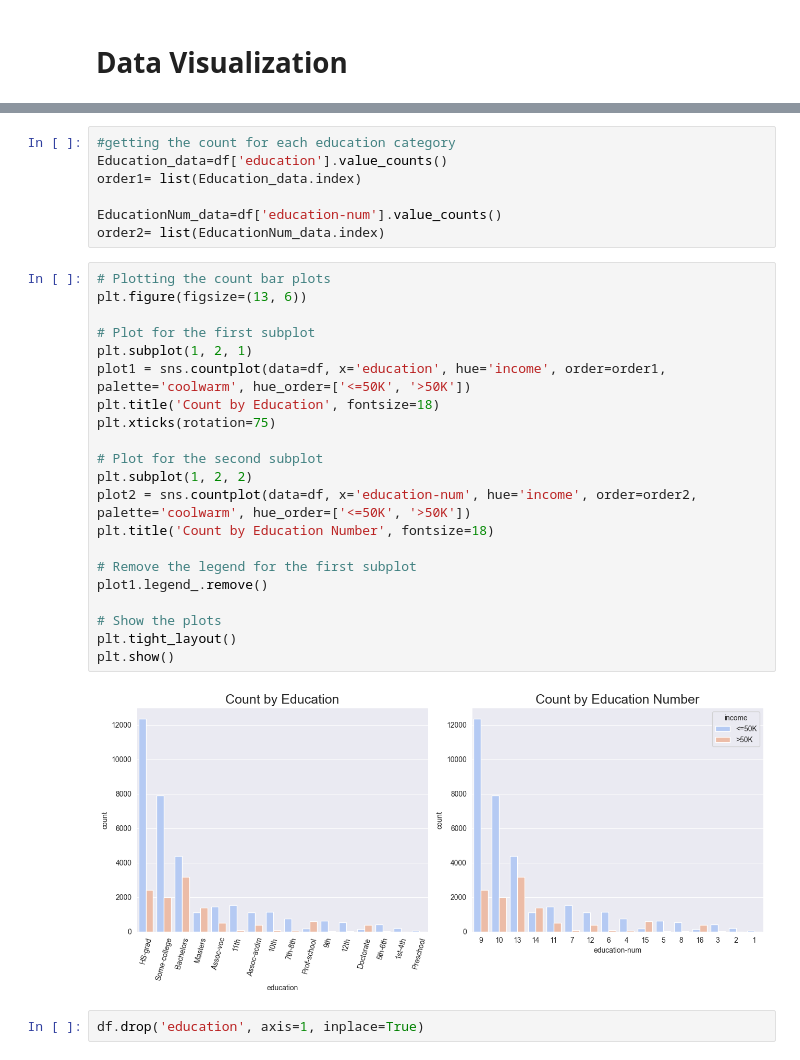
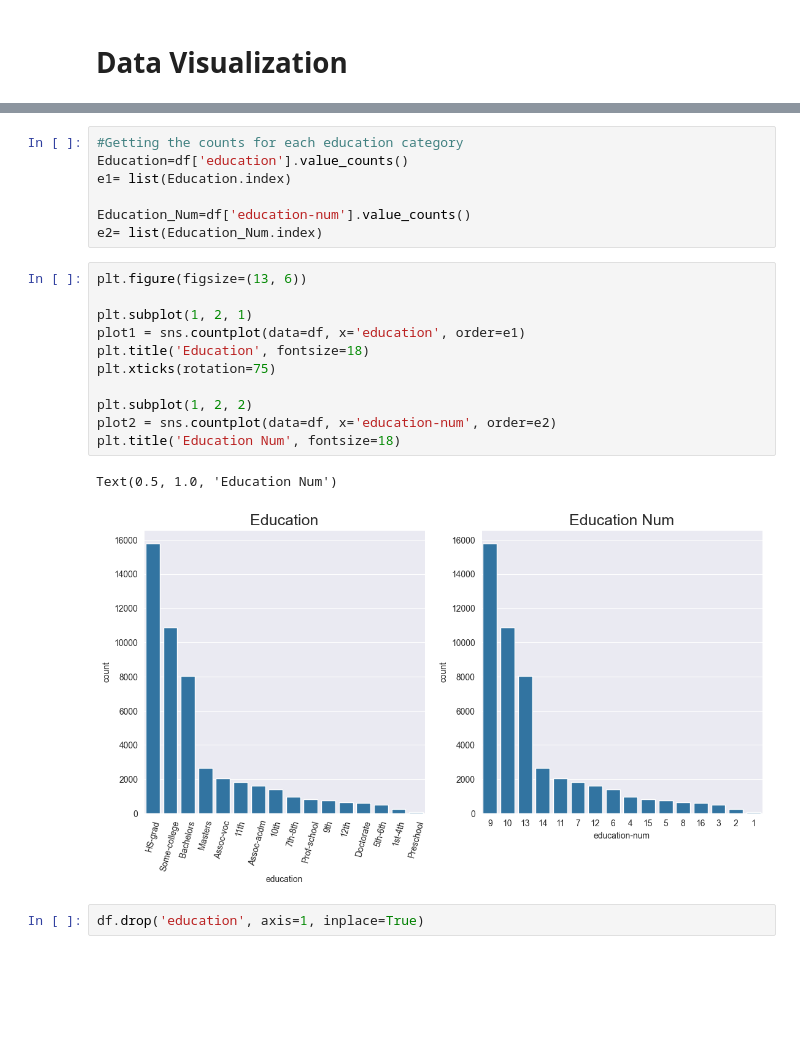
Before and after one commit to Tharusha02/Income-Prediction-Model-using-Naive-Bayes---Random-Forest, a Jupyter notebook: Income Prediction Model/Income Prediction.ipynb, the cells around one changed output, grey strips where cells are left out. Saved outputs shown, nothing was run; the diff lists cells and outputs as text; blank space fills up the shorter version.

```diff
--- a/Income Prediction Model/Income Prediction.ipynb
+++ b/Income Prediction Model/Income Prediction.ipynb
@@ -331,33 +387,24 @@ plt.show()
-# %%
-#getting the count for each education category
-Education_data=df['education'].value_counts()
-order1= list(Education_data.index)
-
-EducationNum_data=df['education-num'].value_counts()
-order2= list(EducationNum_data.index)
-# %%
-# Plotting the count bar plots
-plt.figure(figsize=(13, 6))
-
-# Plot for the first subplot
-plt.subplot(1, 2, 1)
-plot1 = sns.countplot(data=df, x='education', hue='income', order=order1, palette='coolwarm', hue_order=['<=50K', '>50K'])
-plt.title('Count by Education', fontsize=18)
-plt.xticks(rotation=75)
-
-# Plot for the second subplot
-plt.subplot(1, 2, 2)
-plot2 = sns.countplot(data=df, x='education-num', hue='income', order=order2, palette='coolwarm', hue_order=['<=50K', '>50K'])
-plt.title('Count by Education Number', fontsize=18)
-
-# Remove the legend for the first subplot
-plot1.legend_.remove()
-
-# Show the plots
-plt.tight_layout()
-plt.show()
-# %% [output]
-[figure, removed]
+# %%
+#Getting the counts for each education category
+Education=df['education'].value_counts()
+e1= list(Education.index)
+
+Education_Num=df['education-num'].value_counts()
+e2= list(Education_Num.index)
+# %%
+plt.figure(figsize=(13, 6))
+
+plt.subplot(1, 2, 1)
+plot1 = sns.countplot(data=df, x='education', order=e1)
+plt.title('Education', fontsize=18)
+plt.xticks(rotation=75)
+
+plt.subplot(1, 2, 2)
+plot2 = sns.countplot(data=df, x='education-num', order=e2)
+plt.title('Education Num', fontsize=18)
+# %% [output]
+Text(0.5, 1.0, 'Education Num')
+[figure, added]
 # %%
 df.drop('education', axis=1, inplace=True)
 # %% [markdown]
```
Also changed, not shown: parts of 75 cells of this notebook.
